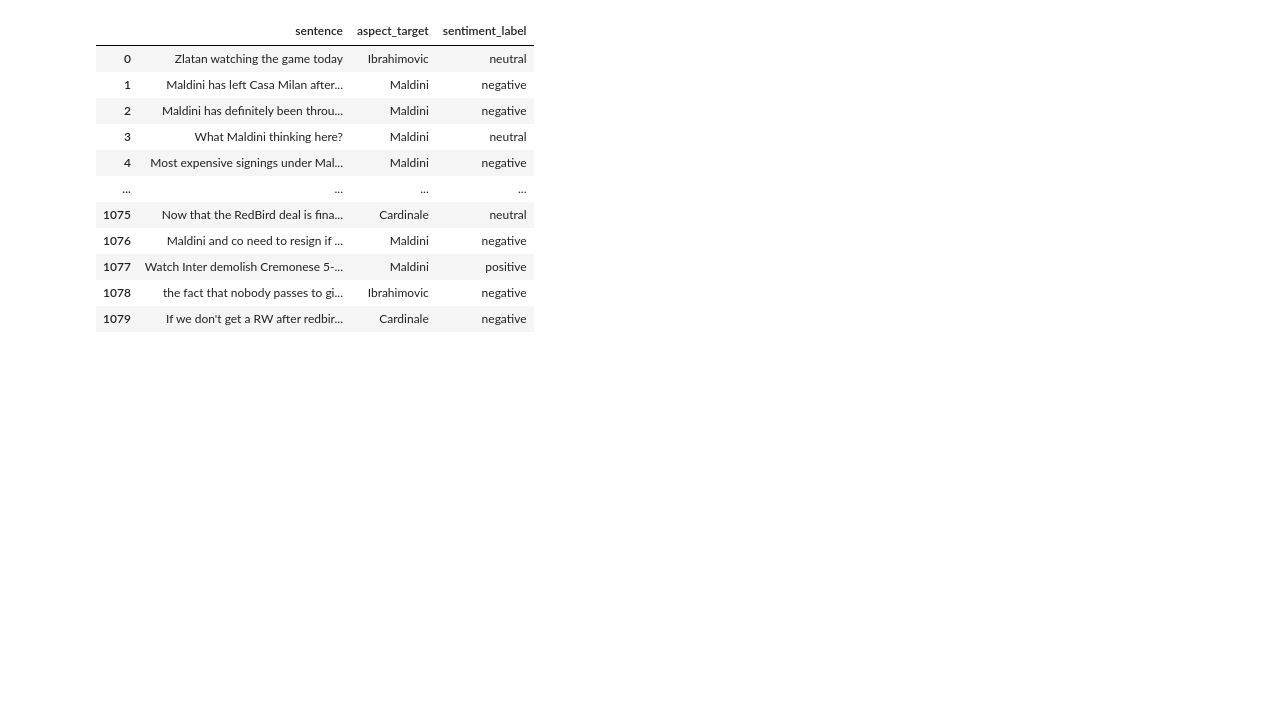
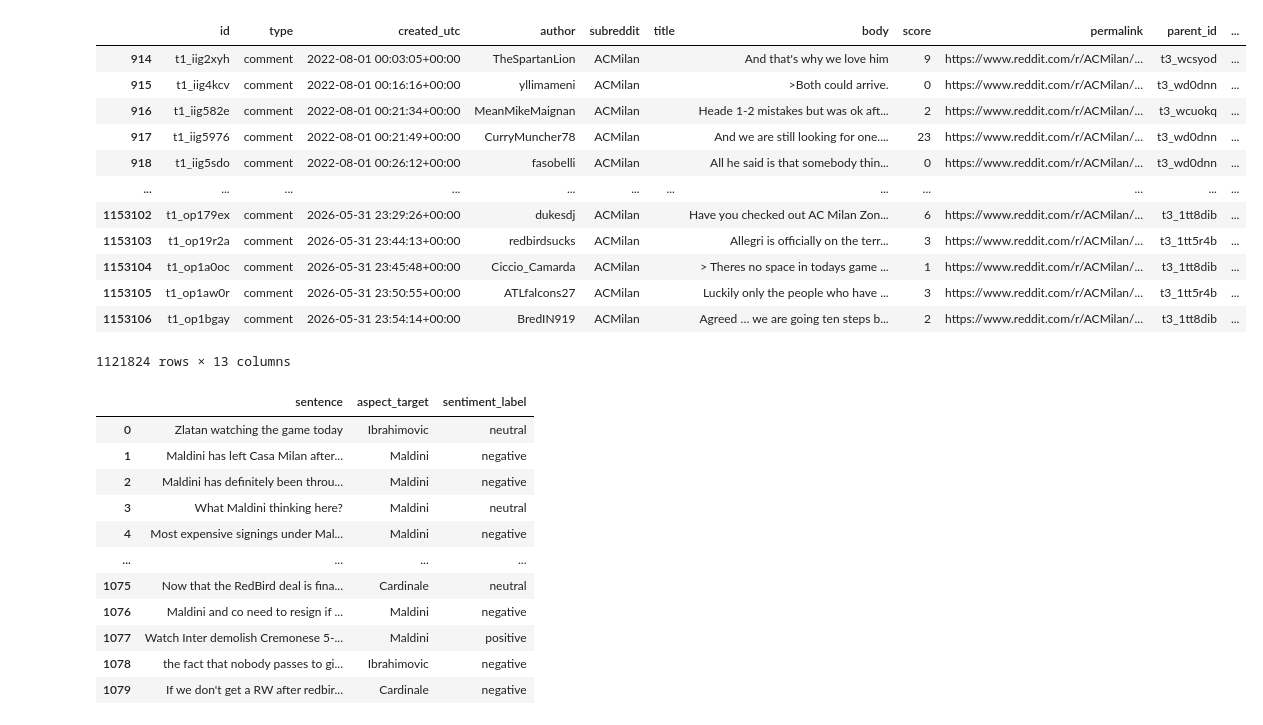
Before and after one commit to Gabrielonee/SentimentAnalsysi, a Jupyter notebook: data/test.ipynb, the cells around one changed output. Cells and saved outputs as stored; diff of their text form; code cells hidden in the pictures; blank space fills up the shorter version.

```diff
--- a/data/test.ipynb
+++ b/data/test.ipynb
@@ -45,3 +173,20 @@ df
+# %%
+df_commenti = df[df["type"] == "comment"]
+df_commenti
+# %% [output]
+|  | id | type | created_utc | author | subreddit | title | body | score | permalink | parent_id | ... |
+| 914 | t1_iig2xyh | comment | 2022-08-01 00:03:05+00:00 | TheSpartanLion | ACMilan |  | And that's why we love him | 9 | https://www.reddit.com/r/ACMilan/... | t3_wcsyod | ... |
+| 915 | t1_iig4kcv | comment | 2022-08-01 00:16:16+00:00 | yllimameni | ACMilan |  | >Both could arrive. | 0 | https://www.reddit.com/r/ACMilan/... | t3_wd0dnn | ... |
+| 916 | t1_iig582e | comment | 2022-08-01 00:21:34+00:00 | MeanMikeMaignan | ACMilan |  | Heade 1-2 mistakes but was ok aft... | 2 | https://www.reddit.com/r/ACMilan/... | t3_wcuokq | ... |
+| 917 | t1_iig5976 | comment | 2022-08-01 00:21:49+00:00 | CurryMuncher78 | ACMilan |  | And we are still looking for one.... | 23 | https://www.reddit.com/r/ACMilan/... | t3_wd0dnn | ... |
+| 918 | t1_iig5sdo | comment | 2022-08-01 00:26:12+00:00 | fasobelli | ACMilan |  | All he said is that somebody thin... | 0 | https://www.reddit.com/r/ACMilan/... | t3_wd0dnn | ... |
+| ... | ... | ... | ... | ... | ... | ... | ... | ... | ... | ... | ... |
+| 1153102 | t1_op179ex | comment | 2026-05-31 23:29:26+00:00 | dukesdj | ACMilan |  | Have you checked out AC Milan Zon... | 6 | https://www.reddit.com/r/ACMilan/... | t3_1tt8dib | ... |
+| 1153103 | t1_op19r2a | comment | 2026-05-31 23:44:13+00:00 | redbirdsucks | ACMilan |  | Allegri is officially on the terr... | 3 | https://www.reddit.com/r/ACMilan/... | t3_1tt5r4b | ... |
+| 1153104 | t1_op1a0oc | comment | 2026-05-31 23:45:48+00:00 | Ciccio_Camarda | ACMilan |  | > Theres no space in todays game ... | 1 | https://www.reddit.com/r/ACMilan/... | t3_1tt8dib | ... |
+| 1153105 | t1_op1aw0r | comment | 2026-05-31 23:50:55+00:00 | ATLfalcons27 | ACMilan |  | Luckily only the people who have ... | 3 | https://www.reddit.com/r/ACMilan/... | t3_1tt5r4b | ... |
+| 1153106 | t1_op1bgay | comment | 2026-05-31 23:54:14+00:00 | BredIN919 | ACMilan |  | Agreed … we are going ten steps b... | 2 | https://www.reddit.com/r/ACMilan/... | t3_1tt8dib | ... |
+1121824 rows × 13 columns
 # %%
 parquet_path = project_root / "data" / "sentiment_absa.parquet"
 df = pd.read_parquet(parquet_path)
```
Also changed, not shown: parts of 9 cells of this notebook, 12 other files.
